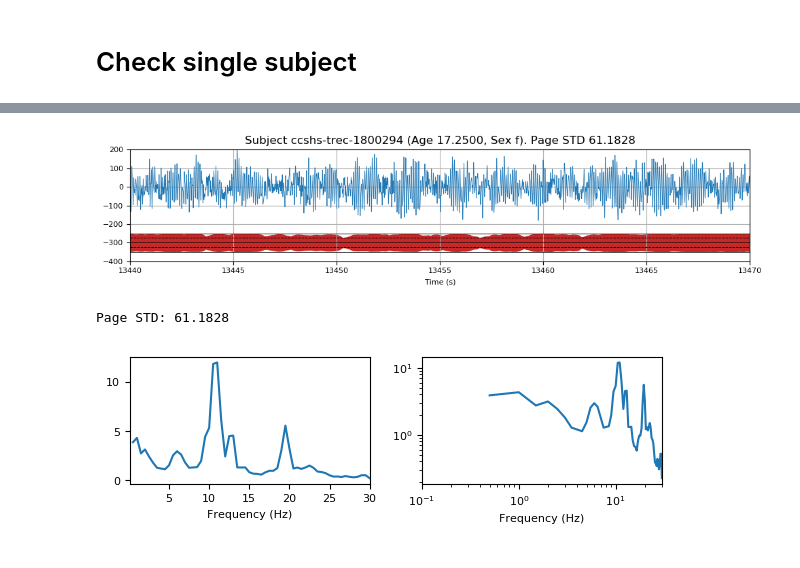
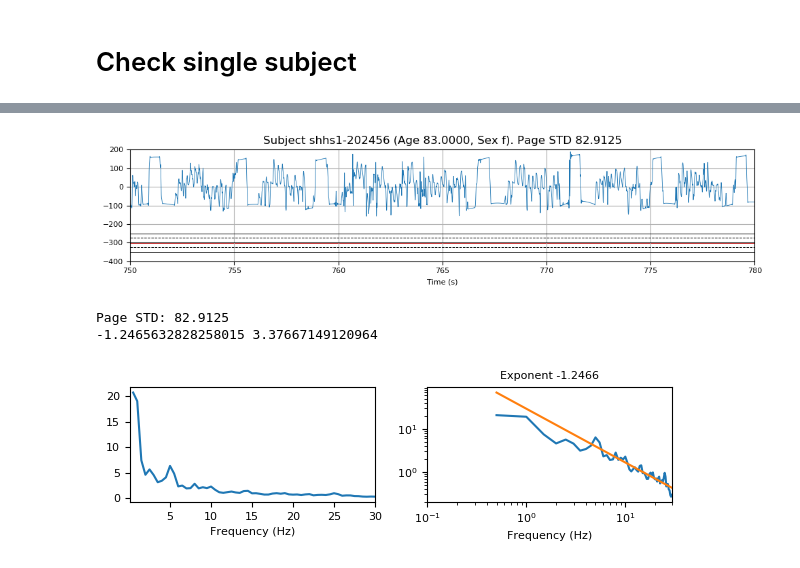
Before and after one commit to nicolasigor/sleep-rnn, a Jupyter notebook: figs_thesis/2021_result_nsrr.ipynb, the cells around one changed output, grey strips where cells are left out. Saved outputs shown, nothing was run; the diff lists cells and outputs as text; code cells hidden in the pictures.

```diff
--- a/figs_thesis/2021_result_nsrr.ipynb
+++ b/figs_thesis/2021_result_nsrr.ipynb
@@ -135,10 +140,9 @@ Dataset nsrr_ss with 11593 patients.
 # Reproducción de tendencias
 # %%
 n_folds = 10
-threshold = 0.5
 
 fold_ids_list = np.arange(n_folds)
-predictions = nsrr_preds.get_predictions(fold_ids_list, nsrr, threshold=threshold)
+predictions = nsrr_preds.get_predictions(fold_ids_list, nsrr)
 
-print("Loaded predictions for %d subjects with threshold %1.2f" % (len(predictions.all_ids), threshold))
+print("Loaded predictions for %d subjects" % (len(predictions.all_ids)))
 # %% [output]
@@ -329,6 +364,8 @@ table_bysubject[table_bysubject.duration > 1.2]
 spectra = []
 all_std = []
 large_subjects = []
+origin_subject_id = []
+origin_page_id = []
 for subject_id in predictions.all_ids:
     signal = nsrr.get_subject_signal(subject_id, normalize_clip=False)
     n2_pages = predictions.data[subject_id]['n2_pages']
@@ -343,11 +380,15 @@ for subject_id in predictions.all_ids:
         spectra.append(power)
         this_std = x.std()
         all_std.append(this_std)
+        origin_subject_id.append(subject_id)
+        origin_page_id.append(n2_pages[i_n2])
         if this_std > 50:
             large_subjects.append(subject_id)
 spectra = np.stack(spectra, axis=0)
 all_std = np.array(all_std)
 large_subjects = np.unique(large_subjects)
+origin_subject_id = np.array(origin_subject_id)
+origin_page_id = np.array(origin_page_id)
 print("Done")
 print(spectra.shape, all_std.shape, large_subjects.shape)
 # %% [output]
@@ -403,7 +654,7 @@ plt.show()
 # %% [markdown]
 # Check single subject
 # %%
-subject_id = large_subjects[1]   # 'shhs1-201711'  # 'sof-visit-8-02332'
+subject_id = 'shhs1-202456'   # 'shhs1-201711'  # 'sof-visit-8-02332'
 
 print("subject %s" % subject_id)
 subject_data = nsrr.read_subject_data(subject_id)
@@ -443,7 +708,7 @@ Center samples where STD is greater than 50.0000
 # %%
 # mark_selected = marks[5]
 
-center_sample = 2691000 # mark_selected.mean()
+center_sample = int(25.5 * 30 * 200) # mark_selected.mean()
 
 window_duration = 30
 window_size = nsrr.fs * window_duration
@@ -484,33 +749,49 @@ ax.set_title("Subject %s (Age %1.4f, Sex %s). Page STD %1.4f" % (
 
 plt.tight_layout()
 plt.show()
 
 print("Page STD: %1.4f" % page_std)
 
 # Compute spectrum of page
 freq, power = utils.power_spectrum_by_sliding_window(signal[start_sample:end_sample], nsrr.fs, window_duration=2)
 valid_locs = np.where((freq >= 0.3) & (freq <= 30))[0]
 freq = freq[valid_locs]
 power = power[valid_locs]
 
+locs_to_use = np.where(freq >= 4)[0]
+x_data = freq[locs_to_use]
+y_data = power[locs_to_use]
+locs_no_sigma = np.where((x_data < 10) | (x_data > 17))[0]
+x_data_no_sigma = x_data[locs_no_sigma]
+y_data_no_sigma = y_data[locs_no_sigma]
+log_x = np.log(x_data_no_sigma)
+log_y = np.log(y_data_no_sigma)
+pl_exponent, pl_intercept, _, _, _ = scipy.stats.linregress(log_x,log_y)
+def fitted_power_law(x):
+    return (x ** pl_exponent) * np.exp(pl_intercept)
+print(pl_exponent, pl_intercept)
+
 fig, axes = plt.subplots(1, 2, figsize=(6, 2), dpi=100)
 
 ax = axes[0]
 ax.plot(freq, power)
 ax.set_xlim([0.1, 30])
 ax.tick_params(labelsize=8)
 ax.set_xlabel("Frequency (Hz)", fontsize=8)
 
 ax = axes[1]
 ax.plot(freq, power)
+ax.plot(freq, fitted_power_law(freq))
 ax.set_xlim([0.1, 30])
 ax.set_xscale('log')
 ax.set_yscale('log')
 ax.tick_params(labelsize=8)
 ax.set_xlabel("Frequency (Hz)", fontsize=8)
+ax.set_title("Exponent %1.4f" % (pl_exponent), fontsize=8)
 plt.tight_layout()
 plt.show()
 # %% [output]
-[figure, old version]
+[figure, new version]
-Page STD: 61.1828
+Page STD: 82.9125
+-1.2465632828258015 3.37667149120964
-[figure, old version]
+[figure, new version]
```
Also changed, not shown: parts of 19 cells of this notebook, 1 other file.
